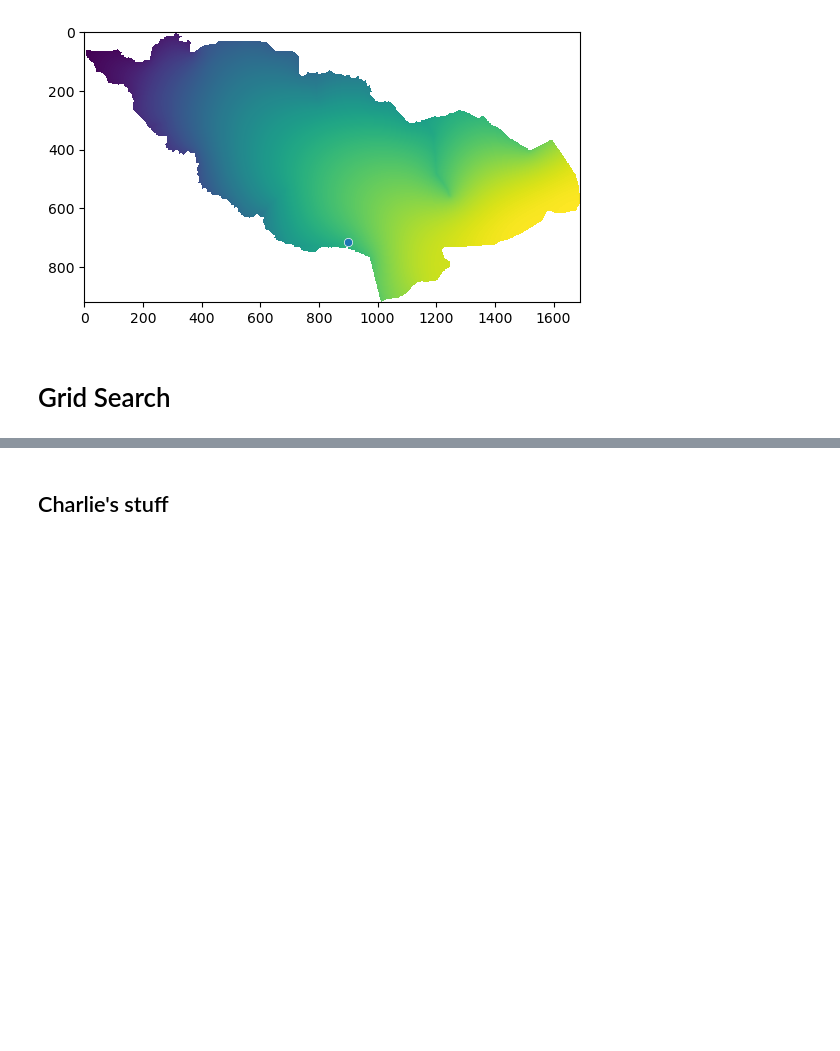
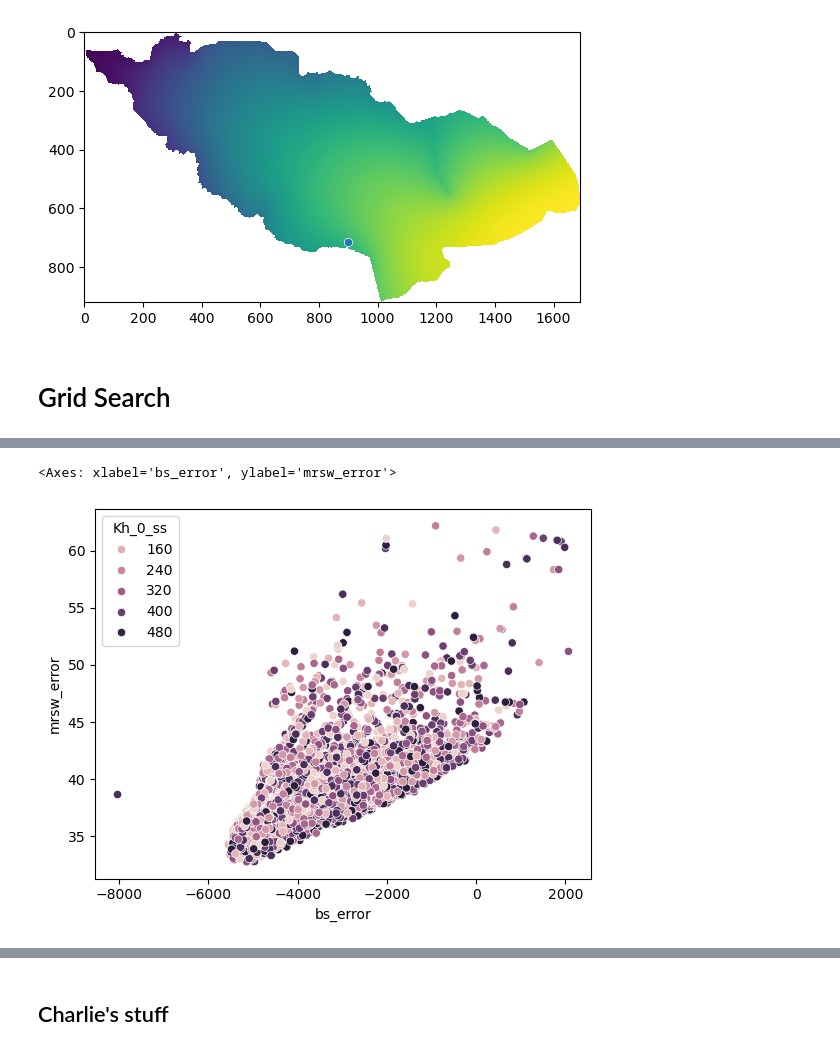
Before and after one commit to jhuang523/UMNBearSpring, a Jupyter notebook: EPM/steady_state/EPM.ipynb, the cells around one changed output, grey strips where cells are left out. Cells and saved outputs as stored; diff of their text form; code cells hidden in the pictures; blank space fills up the shorter version.

```diff
--- a/EPM/steady_state/EPM.ipynb
+++ b/EPM/steady_state/EPM.ipynb
@@ -823,0 +337,11 @@ sns.heatmap(run_data[['Kh_0', 'C_spring', 'bs_error']].drop_duplicates().dropna(
+# %%
+results = pd.DataFrame()
+data_dir = 'EPM_2layer'
+for f in os.listdir(data_dir):
+    try:
+        df = pd.read_csv(f'{data_dir}/{f}')
+        results = pd.concat([results, df], axis = 0)
+    except:
+        print(f'skipping {f}')
+results = results.drop_duplicates()
+results = results.reset_index(drop = True)
@@ -823,0 +381,11 @@ sns.heatmap(run_data[['Kh_0', 'C_spring', 'bs_error']].drop_duplicates().dropna(
+# %%
+def data_to_float(v):
+    if isinstance(v, float):
+        return v
+    elif v.startswith('['):
+        return eval(v)[0]
+    else:
+        return float(v)
+# %%
+results['bs_error'] = results['bs_error'].apply(
+    data_to_float)
@@ -823,0 +420,5 @@ sns.heatmap(run_data[['Kh_0', 'C_spring', 'bs_error']].drop_duplicates().dropna(
+# %%
+sns.scatterplot(results, x = 'bs_error', y = 'mrsw_error', hue = 'Kh_0_ss')
+# %% [output]
+<Axes: xlabel='bs_error', ylabel='mrsw_error'>
+[figure, added]
```
Also changed, not shown: parts of 16 cells of this notebook, 3 other files.
